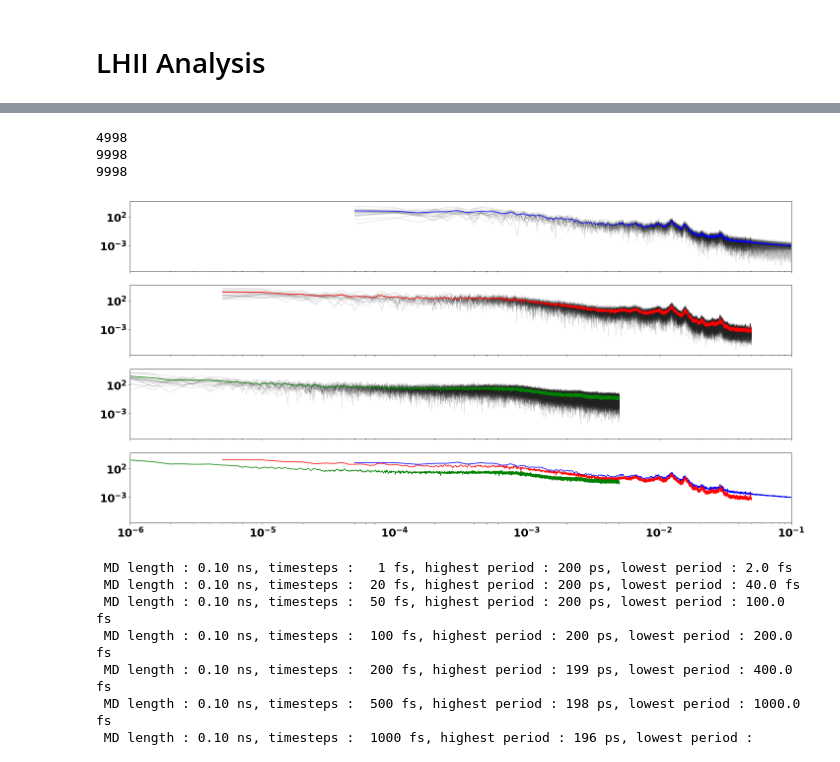
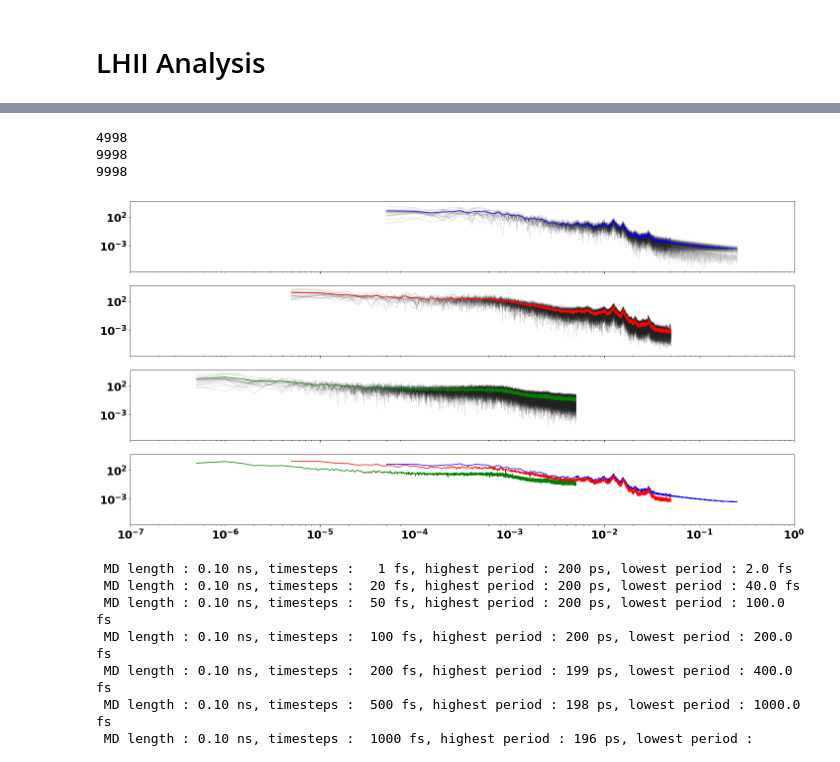
Before and after one commit to Oliver-Feighan/SpectralDensity, a Jupyter notebook: analysis/analysis.ipynb, the cells around one changed output, grey strips where cells are left out. Cells and saved outputs as stored; diff of their text form; code cells hidden in the pictures.

```diff
--- a/analysis/analysis.ipynb
+++ b/analysis/analysis.ipynb
@@ -32,7 +74,7 @@ spectra_10ps, domain_10ps = np.load('10ps_2fs_LHII_spectra.npy'), np.load('10ps_
 
 fig, ax = plt.subplots(4,1, sharex=True, sharey=True)
 
-ax[0].set_xlim(1e-6,0.1)
+ax[0].set_xlim(1e-7, 1)
 #ax[0].set_ylim(1e-10, 0.1)
 ax[0].set_xscale('log')
 ax[0].set_yscale('log')
@@ -41,34 +83,34 @@ for i in range(spectra_10ps.shape[0]):
     ax[0].plot(first_half(domain_10ps), first_half(abs(spectra_10ps[i])), alpha=0.1, color='black')
 
 for i in range(spectra_100ps.shape[0]):
     ax[1].plot(first_half(domain_100ps), first_half(abs(spectra_100ps[i])), alpha=0.1, color='black')
 
 for i in range(spectra_1000ps.shape[0]):
     ax[2].plot(first_half(domain_1000ps), first_half(abs(spectra_1000ps[i])), alpha=0.1, color='black')
 
 
 avg_spectra_10ps = first_half(np.mean(abs(spectra_10ps), axis=0))
 avg_spectra_100ps = first_half(np.mean(abs(spectra_100ps), axis=0))
 avg_spectra_1000ps = first_half(np.mean(abs(spectra_1000ps), axis=0))
 
 ax[0].plot(first_half(domain_10ps), avg_spectra_10ps, color='blue')
 ax[1].plot(first_half(domain_100ps), avg_spectra_100ps, color='red')
 ax[2].plot(first_half(domain_1000ps), avg_spectra_1000ps, color='green')
 
 ax[3].plot(first_half(domain_10ps), avg_spectra_10ps, color='blue')
 ax[3].plot(first_half(domain_100ps), avg_spectra_100ps, color='red')
 ax[3].plot(first_half(domain_1000ps), avg_spectra_1000ps, color='green')
 
 fig.set_size_inches(24, 12)
 
 print(len(first_half(domain_10ps)))
 print(len(first_half(domain_100ps)))
 print(len(first_half(domain_1000ps)))
 # %% [output]
 4998
 9998
 9998
-[figure, old version]
+[figure, new version]
 # %%
 def resolution(length, timestep, cutoff=1):
     autocorr_length = 2 * (length - cutoff) - 2
```
Also changed, not shown: parts of 2 cells of this notebook, 2 other files.
